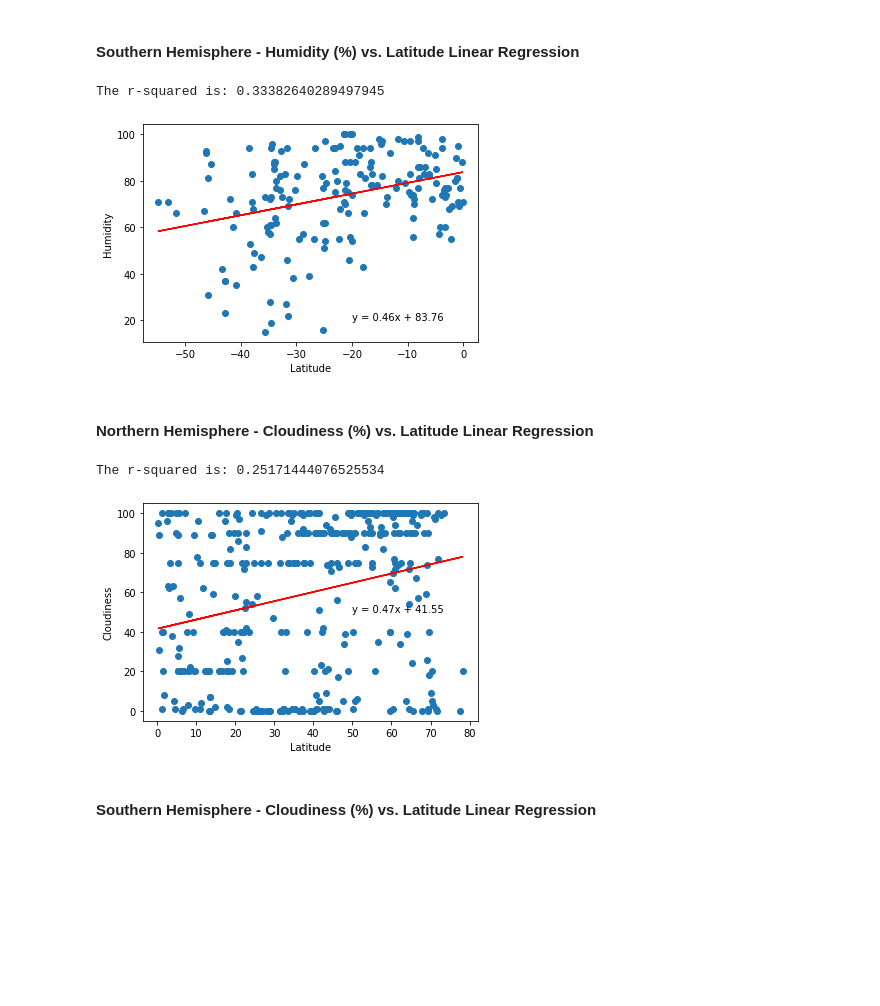
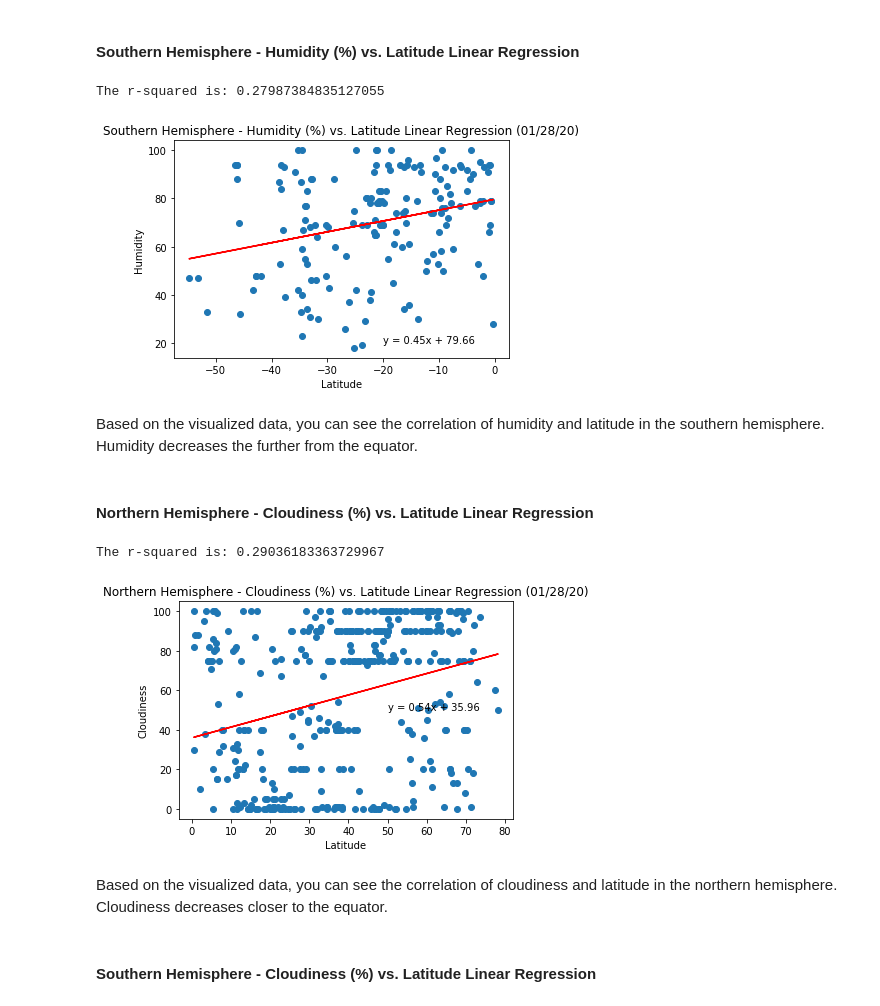
Before and after one commit to willcpope/python-api-challenge, a Jupyter notebook: WeatherPy/WeatherPy.ipynb, the cells around one changed output. Drawn from its saved outputs; the diff is of its cells as text; code cells hidden in the pictures; blank space fills up the shorter version.

```diff
--- a/WeatherPy/WeatherPy.ipynb
+++ b/WeatherPy/WeatherPy.ipynb
@@ -288,19 +315,22 @@ The r-squared is: 0.3214585734350499
 # %%
 (slope, intercept, rvalue, pvalue, stderr) = linregress(southern_latitude, southern_humidity)
 regress_values = southern_latitude * slope + intercept
 line_eq = 'y = ' + str(round(slope,2)) + 'x + ' + str(round(intercept,2))
 
 plt.scatter(southern_latitude, southern_humidity)
 plt.plot(southern_latitude, regress_values, 'r-')
 plt.annotate(line_eq,(-20,20))
 plt.xlabel('Latitude')
 plt.ylabel('Humidity')
+plt.title("Southern Hemisphere - Humidity (%) vs. Latitude Linear Regression (01/28/20)")
 
 print(f'The r-squared is: {rvalue}')
 plt.savefig('output_data/southern_hemisphere_humidity_vs_latitude_linear_regression.png')
 # %% [output]
-The r-squared is: 0.33382640289497945
+The r-squared is: 0.27987384835127055
-[figure, old version]
+[figure, new version]
+# %% [markdown]
+Based on the visualized data, you can see the correlation of humidity and latitude in the southern hemisphere. Humidity decreases the further from the equator.
 # %% [markdown]
 ####  Northern Hemisphere - Cloudiness (%) vs. Latitude Linear Regression
 # %%
@@ -313,12 +343,15 @@ plt.plot(northern_latitude, regress_values, 'r-')
 plt.annotate(line_eq,(50,50))
 plt.xlabel('Latitude')
 plt.ylabel('Cloudiness')
+plt.title("Northern Hemisphere - Cloudiness (%) vs. Latitude Linear Regression (01/28/20)")
 
 print(f'The r-squared is: {rvalue}')
 plt.savefig('output_data/northern_hemisphere_cloudiness_vs_latitude_linear_regression.png')
 # %% [output]
-The r-squared is: 0.25171444076525534
+The r-squared is: 0.29036183363729967
-[figure, old version]
+[figure, new version]
+# %% [markdown]
+Based on the visualized data, you can see the correlation of cloudiness and latitude in the northern hemisphere. Cloudiness decreases closer to the equator.
 # %% [markdown]
 ####  Southern Hemisphere - Cloudiness (%) vs. Latitude Linear Regression
 # %%
```
Also changed, not shown: parts of 27 cells of this notebook, 13 other files.
